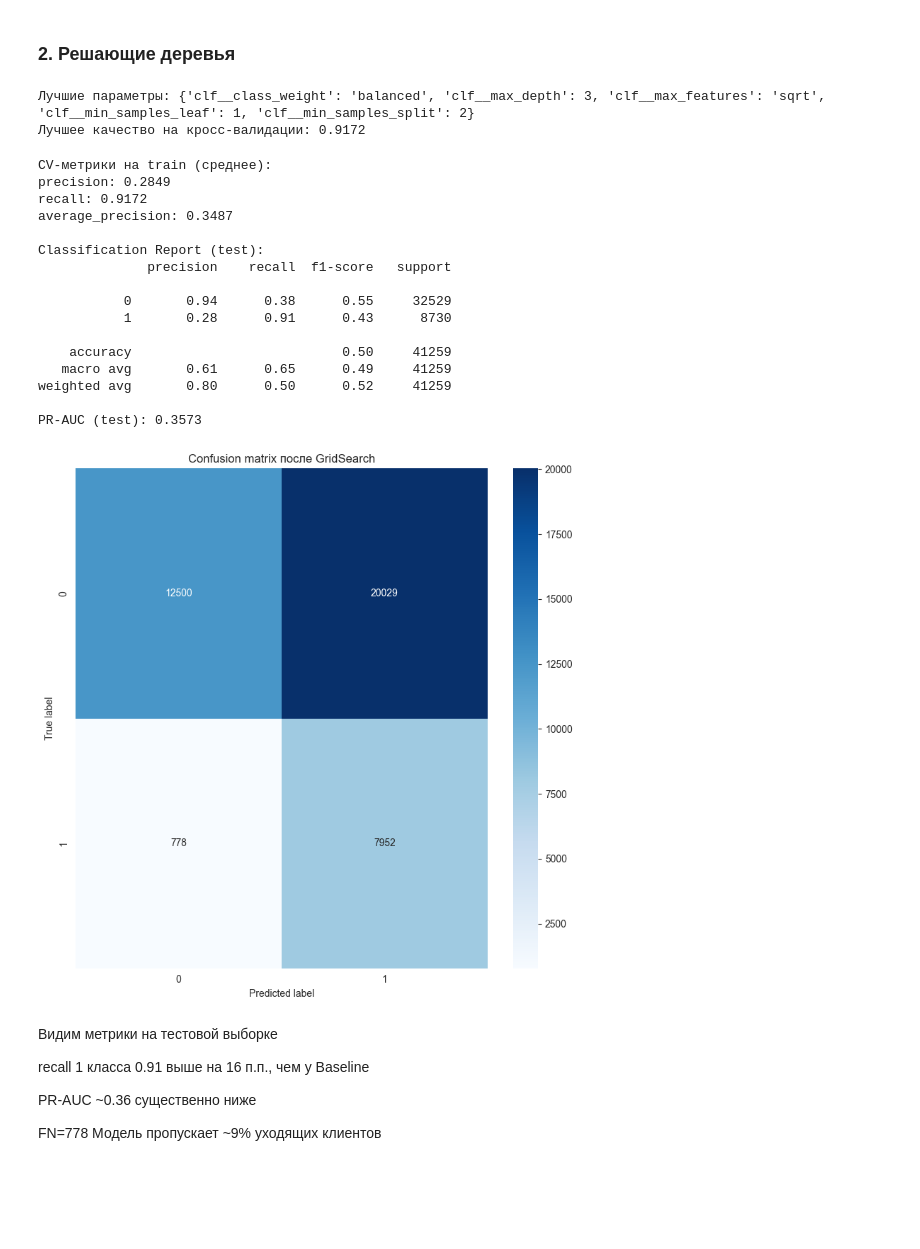
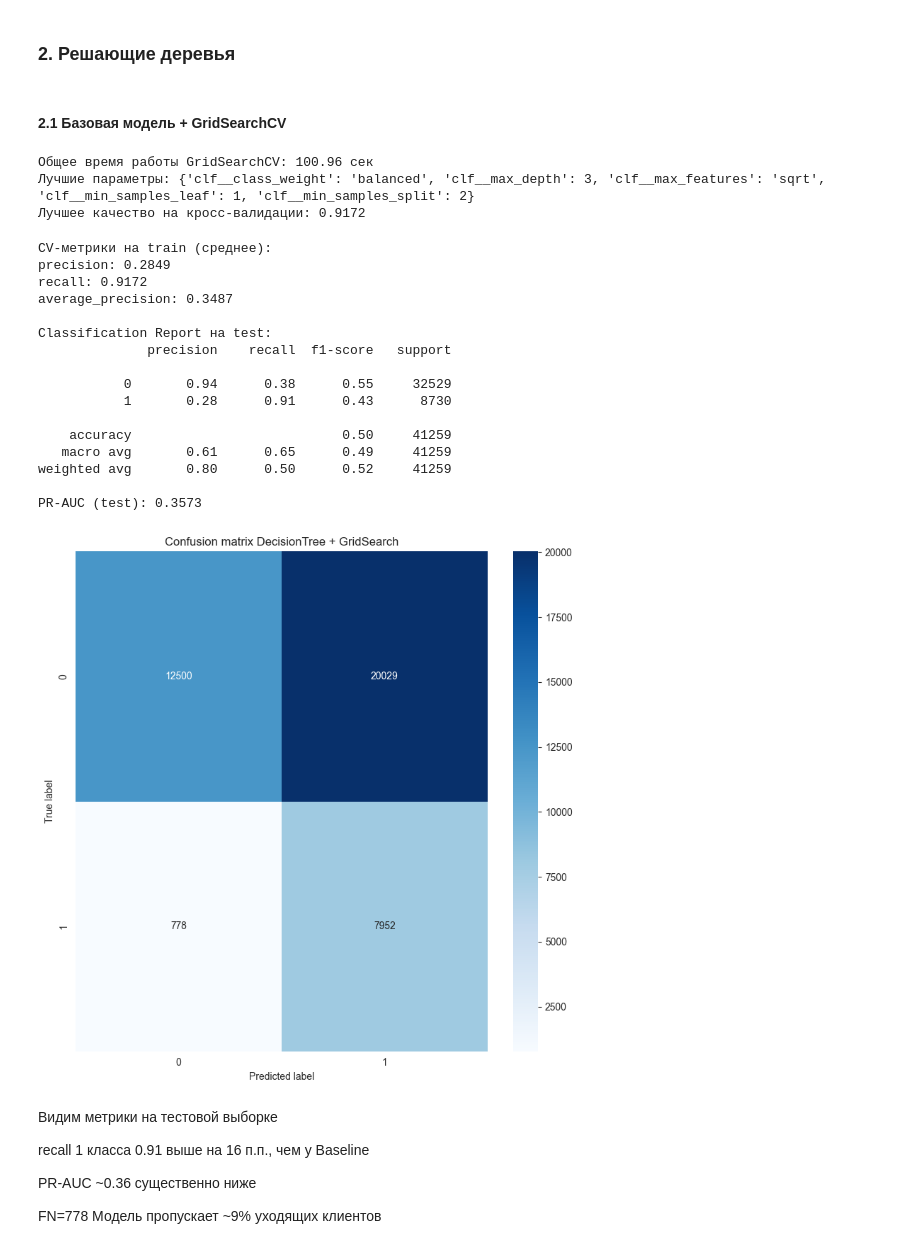
Before and after one commit to LinkiChmu/Bank_customer_churn_prediction, a Jupyter notebook: src/model/baseline.ipynb, the cells around one changed output. Saved outputs shown, nothing was run; the diff lists cells and outputs as text; code cells hidden in the pictures; blank space fills up the shorter version.

Commit message:
optuna, tree_plot

```diff
--- a/src/model/baseline.ipynb
+++ b/src/model/baseline.ipynb
@@ -191,7 +194,12 @@ grid = GridSearchCV(pipeline,
                     n_jobs=-1,
                     return_train_score=True,
                     )
+start = time.perf_counter()  # perf_counter точнее для замеров длительности
 grid.fit(X_train, y_train)
+end = time.perf_counter()
+total_duration_logreg_base = end - start
+print(f"Общее время работы GridSearchCV: {total_duration_logreg_base:.2f} сек")
+
 best_model = grid.best_estimator_
 print(grid.best_params_)
 # %% [output]
@@ -429,20 +438,24 @@ PR-AUC (test): 0.5733
 Простые способы Feature Engineering не принесли свои плоды. Переходим к нелинейным моделям
 # %% [markdown]
 ### 2. Решающие деревья
+# %% [markdown]
+#### 2.1 Базовая модель + GridSearchCV
 # %%
 dtc = DecisionTreeClassifier(random_state=RANDOM_STATE)
 skf = StratifiedKFold(n_splits=4, shuffle=True, random_state=RANDOM_STATE)
-preprocessor = ColumnTransformer(transformers=[
+
+tree_preproc = ColumnTransformer(transformers=[
     ('categ', ohe, ohe_features)
-], remainder='passthrough'
+], remainder='passthrough',
+    verbose_feature_names_out=False
 )
 pipeline = Pipeline([
-    ('preprocessor', preprocessor),
+    ('preprocessor', tree_preproc),
     ('clf', dtc)])
 param_grid = {
     'clf__max_depth': range(2, 9),
-    'clf__min_samples_split': [2, 5, 10, 20],
-    'clf__min_samples_leaf': range(1, 6),
+    'clf__min_samples_split': [2, 5, 10, 15],
+    'clf__min_samples_leaf': range(1, 11),
     'clf__max_features': ['sqrt', 'log2'],
     'clf__class_weight': ['balanced', {0: 1, 1: 4}],
 }
@@ -452,40 +465,45 @@ gs = GridSearchCV(pipeline,
                   scoring='recall',
                   n_jobs=-1,
                   refit=True)
+start = time.perf_counter()  # perf_counter точнее для замеров длительности
+gs.fit(X_train, y_train)
+end = time.perf_counter()
+total_duration_gs = end - start
+print(f"Общее время работы GridSearchCV: {total_duration_gs:.2f} сек")
 
-gs.fit(X_train, y_train)
 print(f'Лучшие параметры: {gs.best_params_}')
 print(f'Лучшее качество на кросс-валидации: {gs.best_score_:.4f}')
 # %% [output]
+Общее время работы GridSearchCV: 100.96 сек
 Лучшие параметры: {'clf__class_weight': 'balanced', 'clf__max_depth': 3, 'clf__max_features': 'sqrt', 'clf__min_samples_leaf': 1, 'clf__min_samples_split': 2}
 Лучшее качество на кросс-валидации: 0.9172
 # %%
-cv_metrics_opt = cross_validate(
+cv_metrics_dt_gs = cross_validate(
     gs.best_estimator_, X_train, y_train, cv=skf,
     scoring=['precision', 'recall', 'average_precision'],
     return_train_score=False, n_jobs=-1
 )
-y_pred_opt = gs.predict(X_test)
-y_proba_opt = gs.predict_proba(X_test)[:, 1]
-print_metrics(y_test, y_pred_opt, y_proba_opt, cv_metrics_opt, "после GridSearch")
+y_pred_dt_gs = gs.predict(X_test)
+y_proba_dt_gs = gs.predict_proba(X_test)[:, 1]
+print_metrics(y_test, y_pred_dt_gs, y_proba_dt_gs, cv_metrics_dt_gs, "DecisionTree + GridSearch")
 # %% [output]
 CV-метрики на train (среднее):
 precision: 0.2849
 recall: 0.9172
 average_precision: 0.3487
 
-Classification Report (test):
+Classification Report на test:
               precision    recall  f1-score   support
 
            0       0.94      0.38      0.55     32529
            1       0.28      0.91      0.43      8730
 
     accuracy                           0.50     41259
    macro avg       0.61      0.65      0.49     41259
 weighted avg       0.80      0.50      0.52     41259
 
 PR-AUC (test): 0.3573
-[figure, old version]
+[figure, new version]
 # %% [markdown]
 Видим метрики на тестовой выборке
 
```
Also changed, not shown: parts of 21 cells of this notebook, 1 other file.
